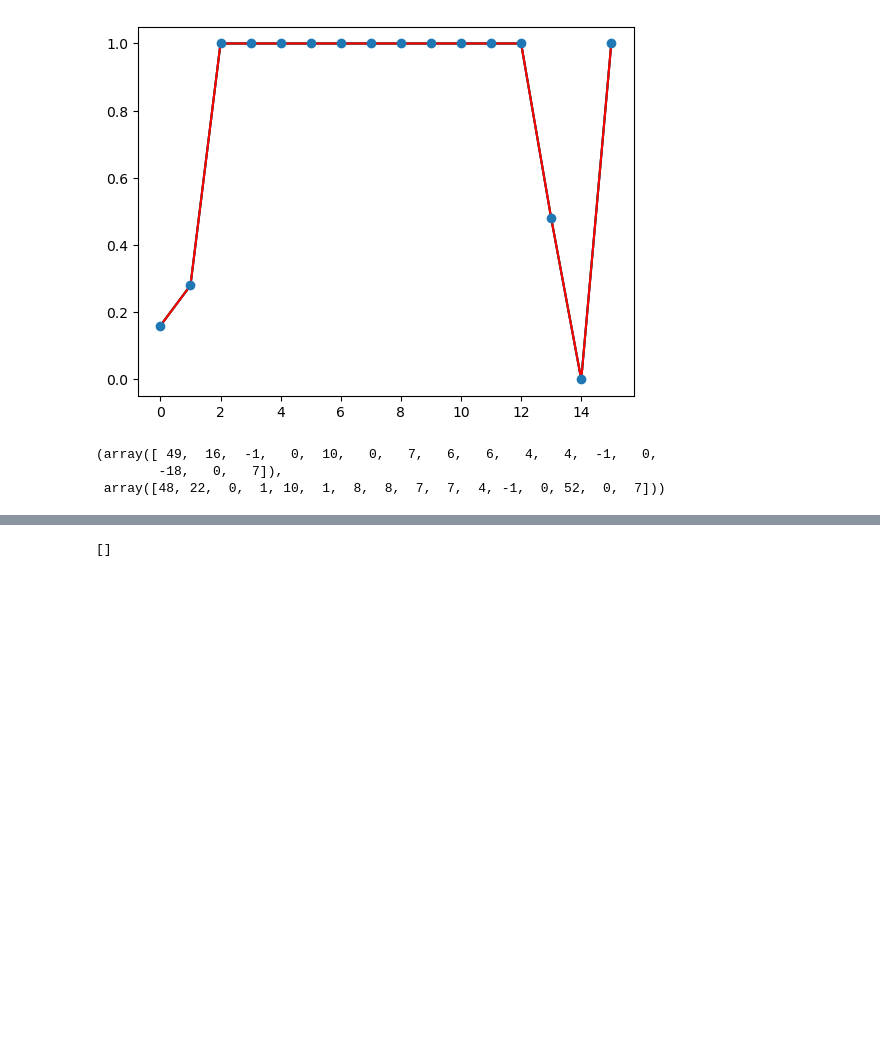
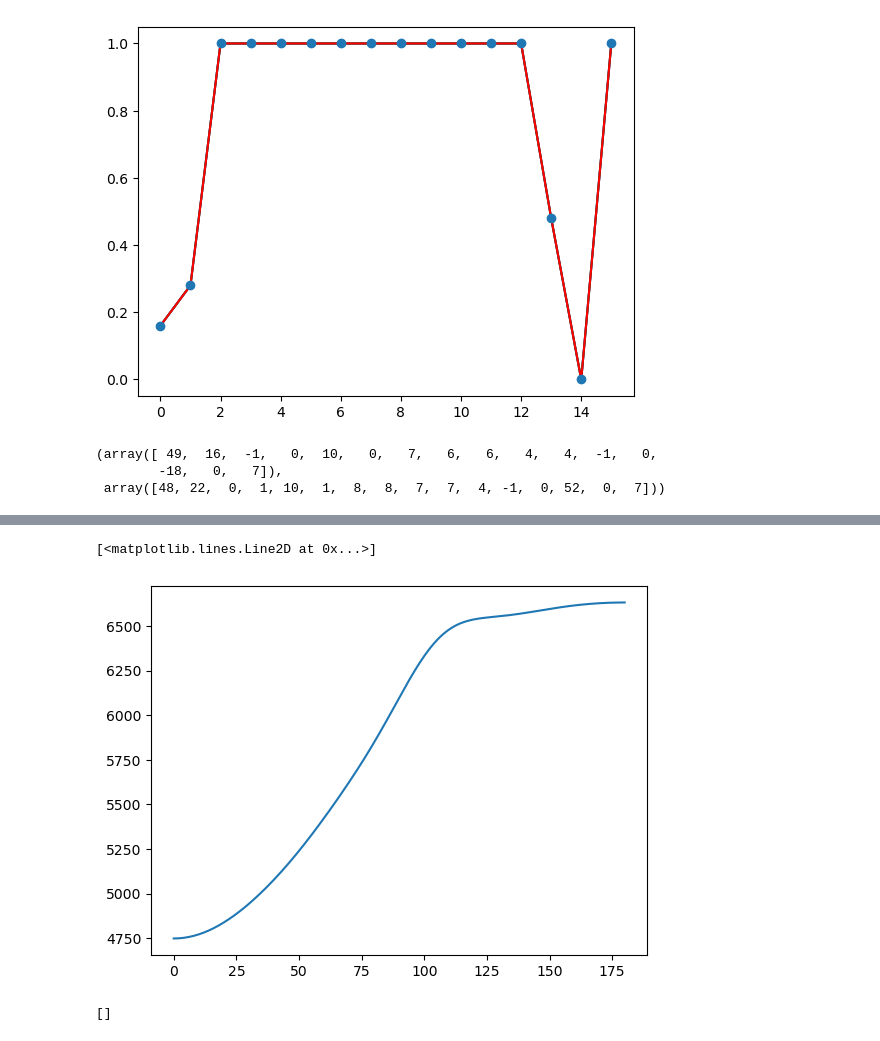
Before and after one commit to ssnani/Code, a Jupyter notebook: blk_doa.ipynb, the cells around one changed output, grey strips where cells are left out. Saved outputs shown, nothing was run; the diff lists cells and outputs as text; code cells hidden in the pictures; blank space fills up the shorter version.

```diff
--- a/blk_doa.ipynb
+++ b/blk_doa.ipynb
@@ -394,3 +405,9 @@ plt.plot(ref_f_doa[0]*np.ones(len(est_blk_vals)))
+# %%
+frm = 65
+plt.plot(tgt_f_vals[:,frm])
+# %% [output]
+[<matplotlib.lines.Line2D at 0x...>]
+[figure, added]
 # %%
 import torchaudio
 from masked_gcc_phat import compute_vad
```
Also changed, not shown: parts of 8 cells of this notebook, 12 other files.
